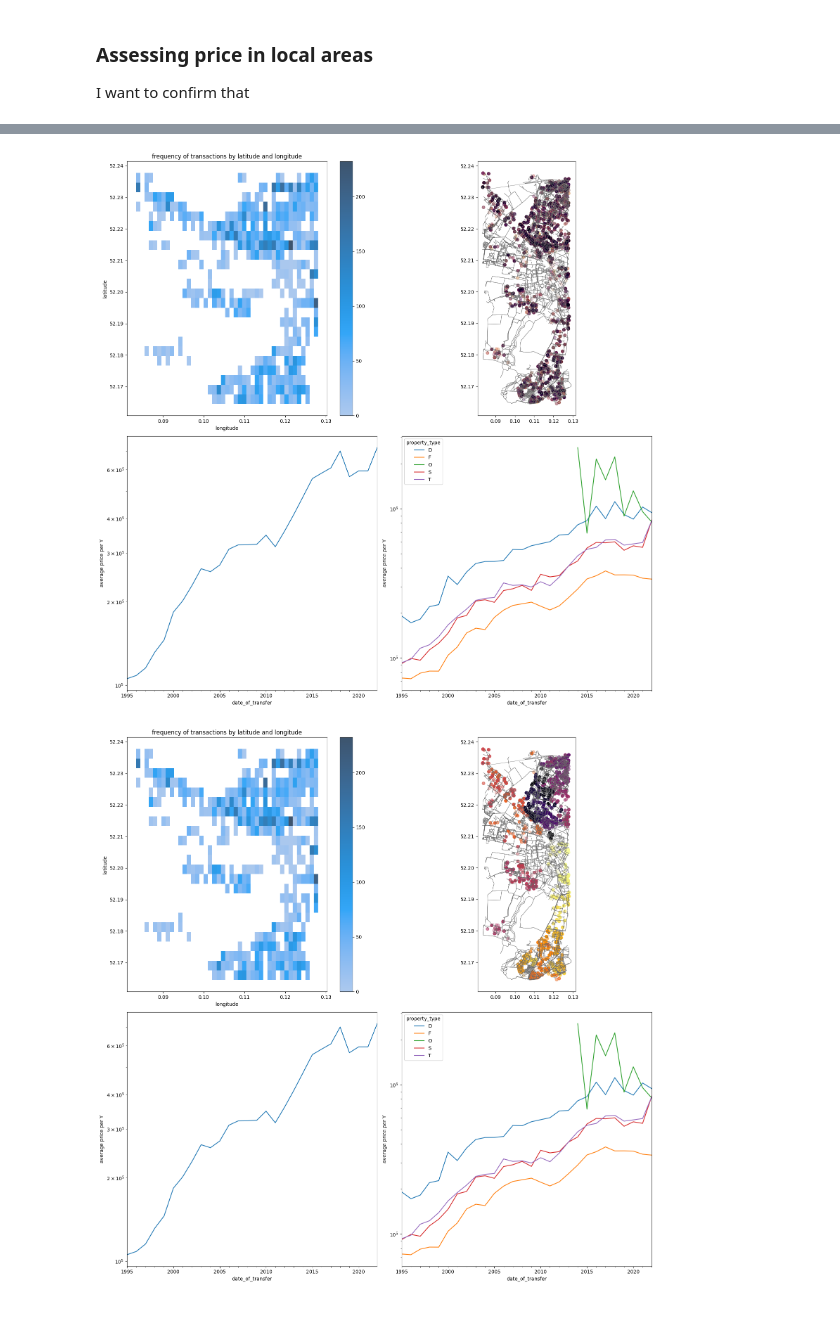
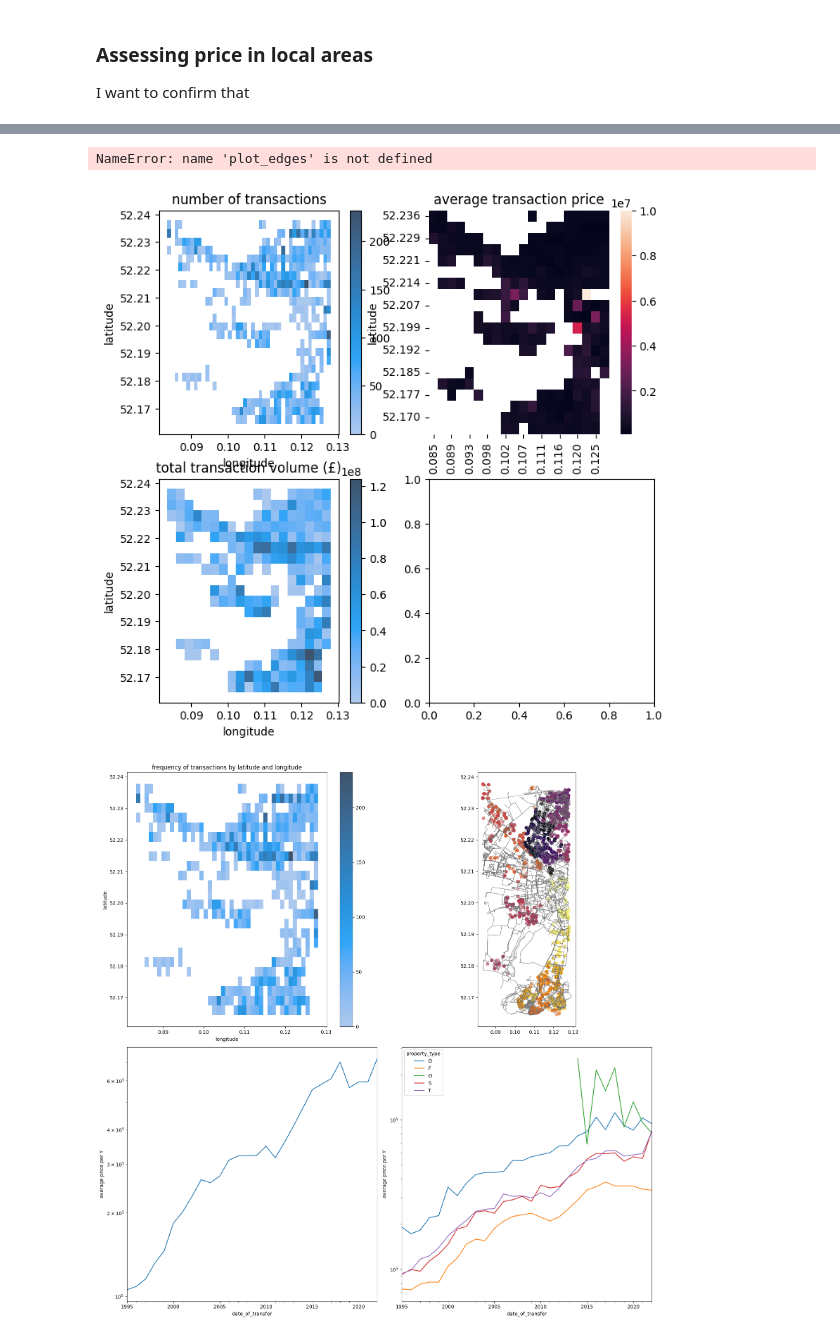
Before and after one commit to printlnHi/ukpricepaid, a Jupyter notebook: notebooks/ads_course_assessment-5.ipynb, the cells around one changed output, grey strips where cells are left out. Drawn from its saved outputs; the diff is of its cells as text; code cells hidden in the pictures.

Commit message:
move transaction geograph and trend tools to fynesse, add ability to inner_join by property type

```diff
--- a/notebooks/ads_course_assessment-5.ipynb
+++ b/notebooks/ads_course_assessment-5.ipynb
@@ -522,8 +564,9 @@ print(f"{len(txs)} transactions")
 17058 transactions
 # %%
-plot_transactions_and_price_trends(bbox, txs.sample(frac=1), edges=True)
+plot_transactions_and_prices(txs, bbox=bbox)
 # %% [output]
+NameError: name 'plot_edges' is not defined
-[figure, old version]
+[figure, new version]
 # %%
 plot_transactions_and_price_trends(bbox, txs, edges=True)
 # %% [output]
```
Also changed, not shown: parts of 36 cells of this notebook, 3 other files.
